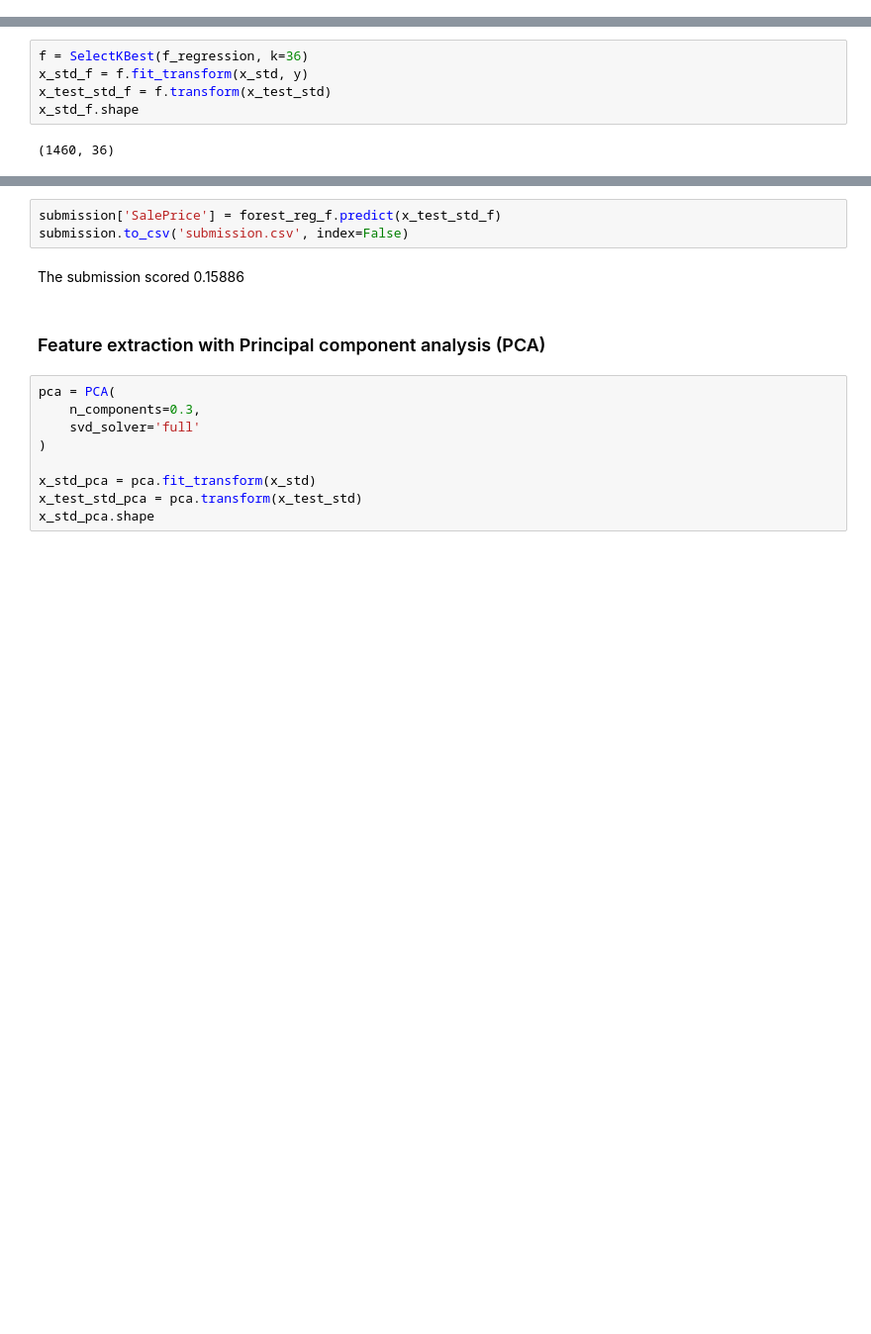
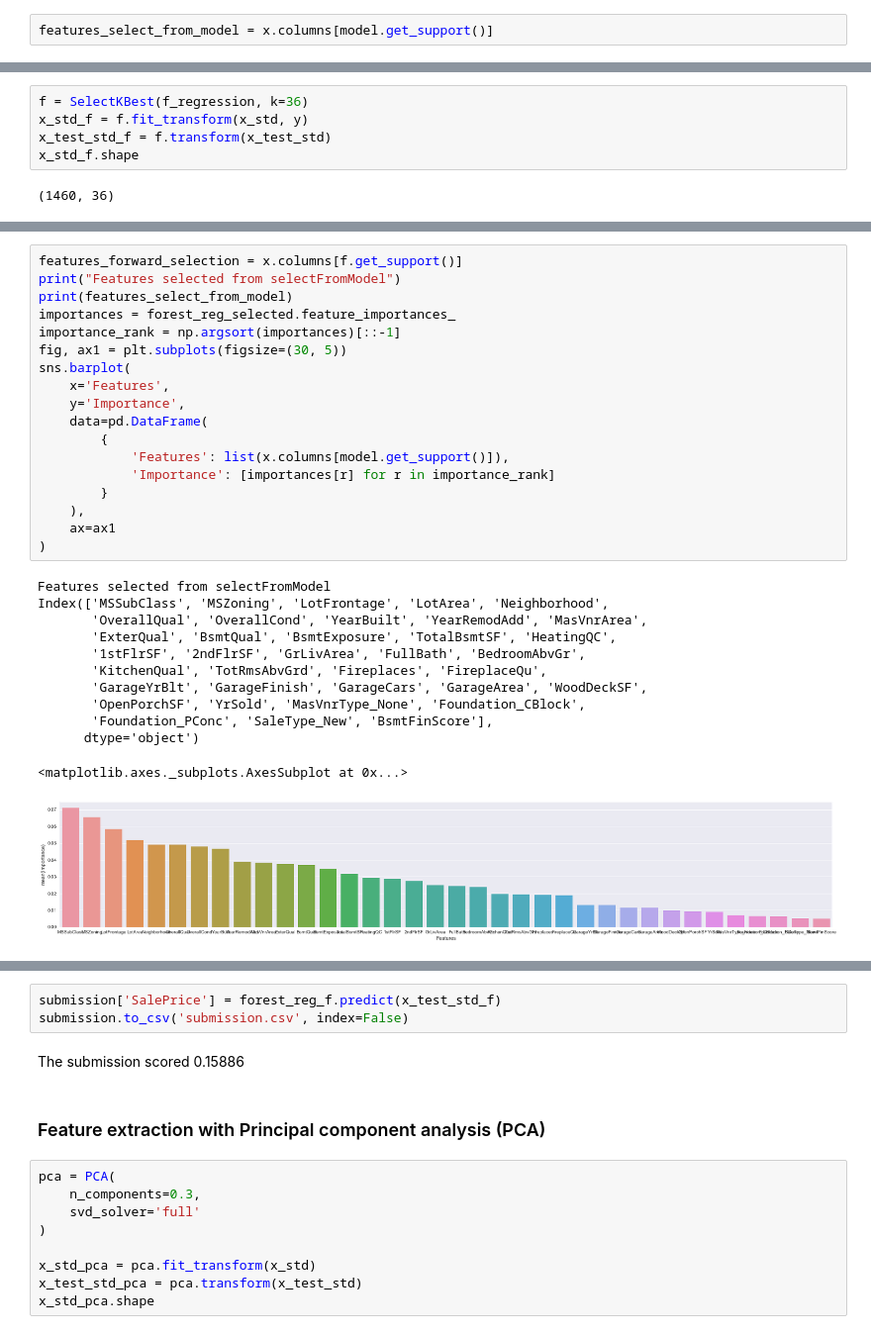
Before and after one commit to r96941046/House-Price, a Jupyter notebook: House Prices.ipynb, the cells around one changed output, grey strips where cells are left out. Shown at 99% size. Saved outputs shown, nothing was run; the diff lists cells and outputs as text; blank space fills up the shorter version.

Commit message:
Compare features selected

```diff
--- a/House Prices.ipynb
+++ b/House Prices.ipynb
@@ -2092,3 +2092,5 @@ x_std_selected.shape, x_test_std_selected.shape
+# %%
+features_select_from_model = x.columns[model.get_support()]
 # %% [markdown]
 Select 36 out of 132 features
 # %%
@@ -2141,0 +2144,31 @@ forest_f_confidence
+# %%
+features_forward_selection = x.columns[f.get_support()]
+print("Features selected from selectFromModel")
+print(features_select_from_model)
+importances = forest_reg_selected.feature_importances_
+importance_rank = np.argsort(importances)[::-1]
+fig, ax1 = plt.subplots(figsize=(30, 5))
+sns.barplot(
+    x='Features',
+    y='Importance',
+    data=pd.DataFrame(
+        {
+            'Features': list(x.columns[model.get_support()]),
+            'Importance': [importances[r] for r in importance_rank]
+        }
+    ),
+    ax=ax1
+)
+# %% [output]
+Features selected from selectFromModel
+Index(['MSSubClass', 'MSZoning', 'LotFrontage', 'LotArea', 'Neighborhood',
+       'OverallQual', 'OverallCond', 'YearBuilt', 'YearRemodAdd', 'MasVnrArea',
+       'ExterQual', 'BsmtQual', 'BsmtExposure', 'TotalBsmtSF', 'HeatingQC',
+       '1stFlrSF', '2ndFlrSF', 'GrLivArea', 'FullBath', 'BedroomAbvGr',
+       'KitchenQual', 'TotRmsAbvGrd', 'Fireplaces', 'FireplaceQu',
+       'GarageYrBlt', 'GarageFinish', 'GarageCars', 'GarageArea', 'WoodDeckSF',
+       'OpenPorchSF', 'YrSold', 'MasVnrType_None', 'Foundation_CBlock',
+       'Foundation_PConc', 'SaleType_New', 'BsmtFinScore'],
+      dtype='object')
+<matplotlib.axes._subplots.AxesSubplot at 0x...>
+[figure, added]
```
Also changed, not shown: parts of 15 cells of this notebook, 47 other files.
